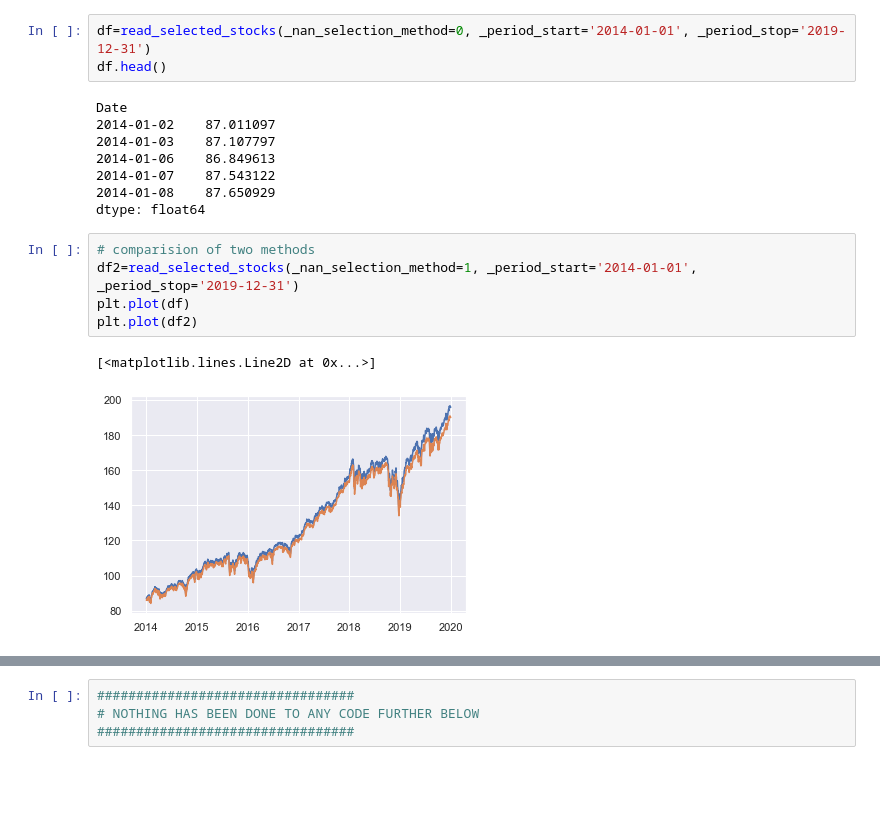
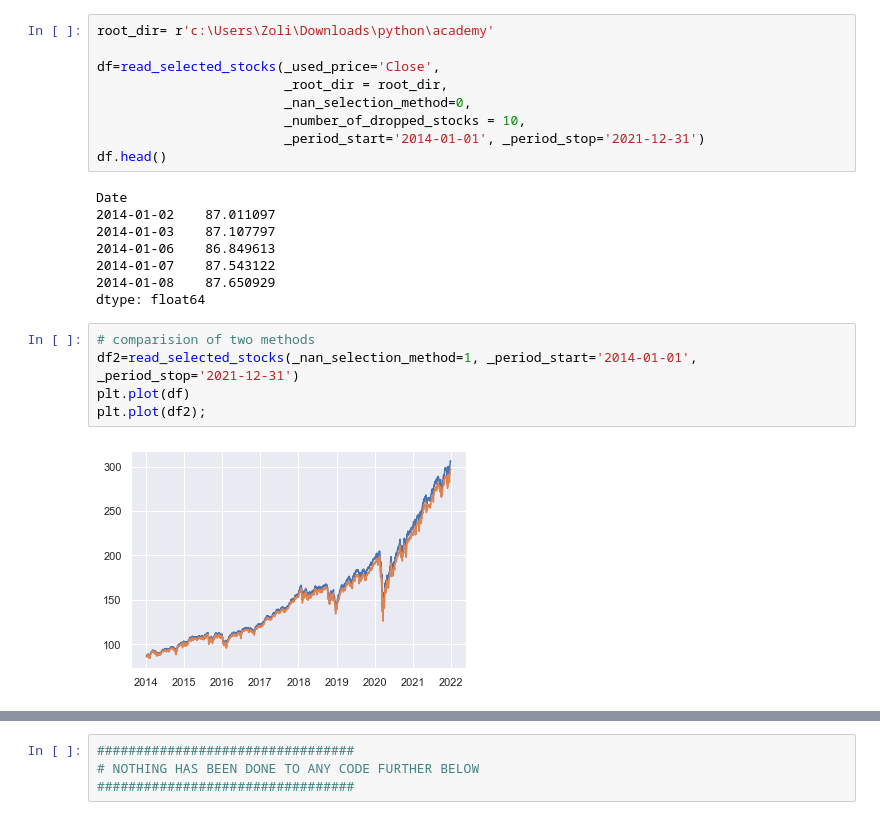
Before and after one commit to RohitRanjan1812/OPA_repo, a Jupyter notebook: 002_timeseries_prediction.ipynb, the cells around one changed output, grey strips where cells are left out. Saved outputs shown, nothing was run; the diff lists cells and outputs as text; blank space fills up the shorter version.

```diff
--- a/002_timeseries_prediction.ipynb
+++ b/002_timeseries_prediction.ipynb
@@ -92,7 +98,13 @@ def read_selected_stocks(_used_price='Close',
 
     return df_port
 # %%
-df=read_selected_stocks(_nan_selection_method=0, _period_start='2014-01-01', _period_stop='2019-12-31')
+root_dir= r'c:\Users\Zoli\Downloads\python\academy'
+
+df=read_selected_stocks(_used_price='Close',
+                        _root_dir = root_dir,
+                        _nan_selection_method=0,
+                        _number_of_dropped_stocks = 10,
+                        _period_start='2014-01-01', _period_stop='2021-12-31')
 df.head()
 # %% [output]
 Date
@@ -102,11 +114,10 @@ Date
 2014-01-07    87.543122
 2014-01-08    87.650929
 dtype: float64
-# %%
-# comparision of two methods
-df2=read_selected_stocks(_nan_selection_method=1, _period_start='2014-01-01', _period_stop='2019-12-31')
-plt.plot(df)
-plt.plot(df2)
-# %% [output]
-[<matplotlib.lines.Line2D at 0x...>]
-[figure, removed]
+# %%
+# comparision of two methods
+df2=read_selected_stocks(_nan_selection_method=1, _period_start='2014-01-01', _period_stop='2021-12-31')
+plt.plot(df)
+plt.plot(df2);
+# %% [output]
+[figure, added]
```
Also changed, not shown: parts of 30 cells of this notebook.
